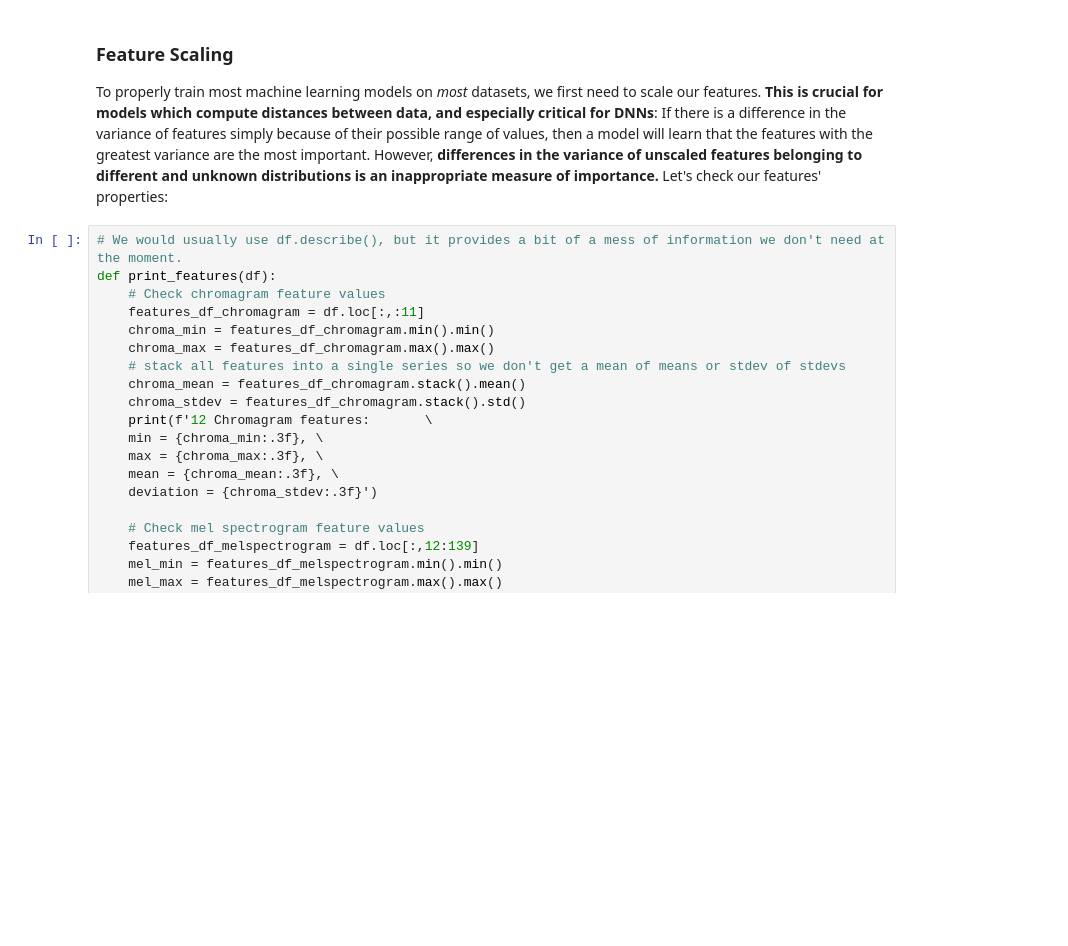
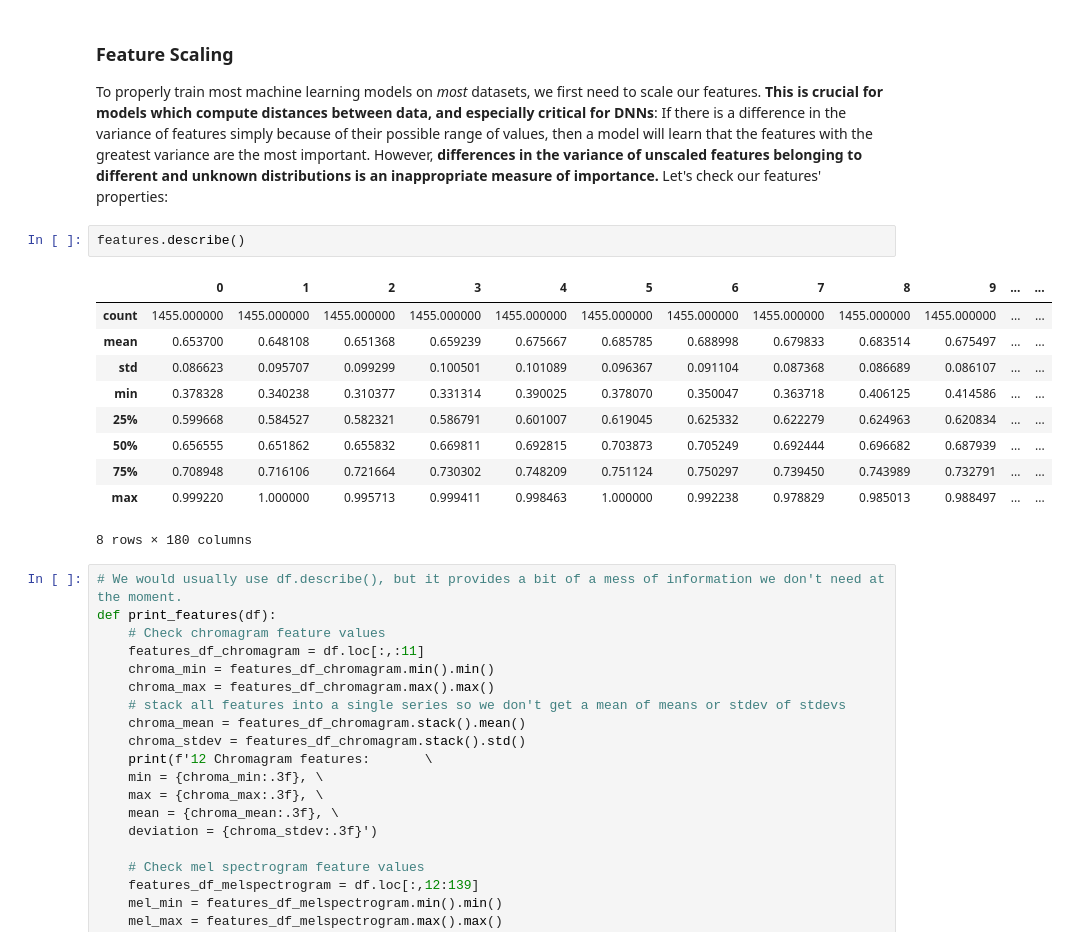
Before and after one commit to Mulin-Zhang3/Week3-ClassicML, a Jupyter notebook: Week_3_MachineLearning.ipynb, the cells around one changed output. Drawn from its saved outputs; the diff is of its cells as text; blank space fills up the shorter version.

```diff
--- a/Week_3_MachineLearning.ipynb
+++ b/Week_3_MachineLearning.ipynb
@@ -269,6 +271,19 @@ plt.show()
 # %% [markdown]
 ### Feature Scaling
 To properly train most machine learning models on _most_ datasets, we first need to scale our features. **This is crucial for models which compute distances between data, and especially critical for DNNs**: If there is a difference in the variance of features simply because of their possible range of values, then a model will learn that the features with the greatest variance are the most important. However, **differences in the variance of unscaled features belonging to different and unknown distributions is an inappropriate measure of importance.** Let's check our features' properties:
+# %%
+features.describe()
+# %% [output]
+|  | 0 | 1 | 2 | 3 | 4 | 5 | 6 | 7 | 8 | 9 | ... | ... |
+| count | 1455.000000 | 1455.000000 | 1455.000000 | 1455.000000 | 1455.000000 | 1455.000000 | 1455.000000 | 1455.000000 | 1455.000000 | 1455.000000 | ... | ... |
+| mean | 0.653700 | 0.648108 | 0.651368 | 0.659239 | 0.675667 | 0.685785 | 0.688998 | 0.679833 | 0.683514 | 0.675497 | ... | ... |
+| std | 0.086623 | 0.095707 | 0.099299 | 0.100501 | 0.101089 | 0.096367 | 0.091104 | 0.087368 | 0.086689 | 0.086107 | ... | ... |
+| min | 0.378328 | 0.340238 | 0.310377 | 0.331314 | 0.390025 | 0.378070 | 0.350047 | 0.363718 | 0.406125 | 0.414586 | ... | ... |
+| 25% | 0.599668 | 0.584527 | 0.582321 | 0.586791 | 0.601007 | 0.619045 | 0.625332 | 0.622279 | 0.624963 | 0.620834 | ... | ... |
+| 50% | 0.656555 | 0.651862 | 0.655832 | 0.669811 | 0.692815 | 0.703873 | 0.705249 | 0.692444 | 0.696682 | 0.687939 | ... | ... |
+| 75% | 0.708948 | 0.716106 | 0.721664 | 0.730302 | 0.748209 | 0.751124 | 0.750297 | 0.739450 | 0.743989 | 0.732791 | ... | ... |
+| max | 0.999220 | 1.000000 | 0.995713 | 0.999411 | 0.998463 | 1.000000 | 0.992238 | 0.978829 | 0.985013 | 0.988497 | ... | ... |
+8 rows × 180 columns
 # %%
 # We would usually use df.describe(), but it provides a bit of a mess of information we don't need at the moment.
 def print_features(df):
```
Also changed, not shown: parts of 5 cells of this notebook.
